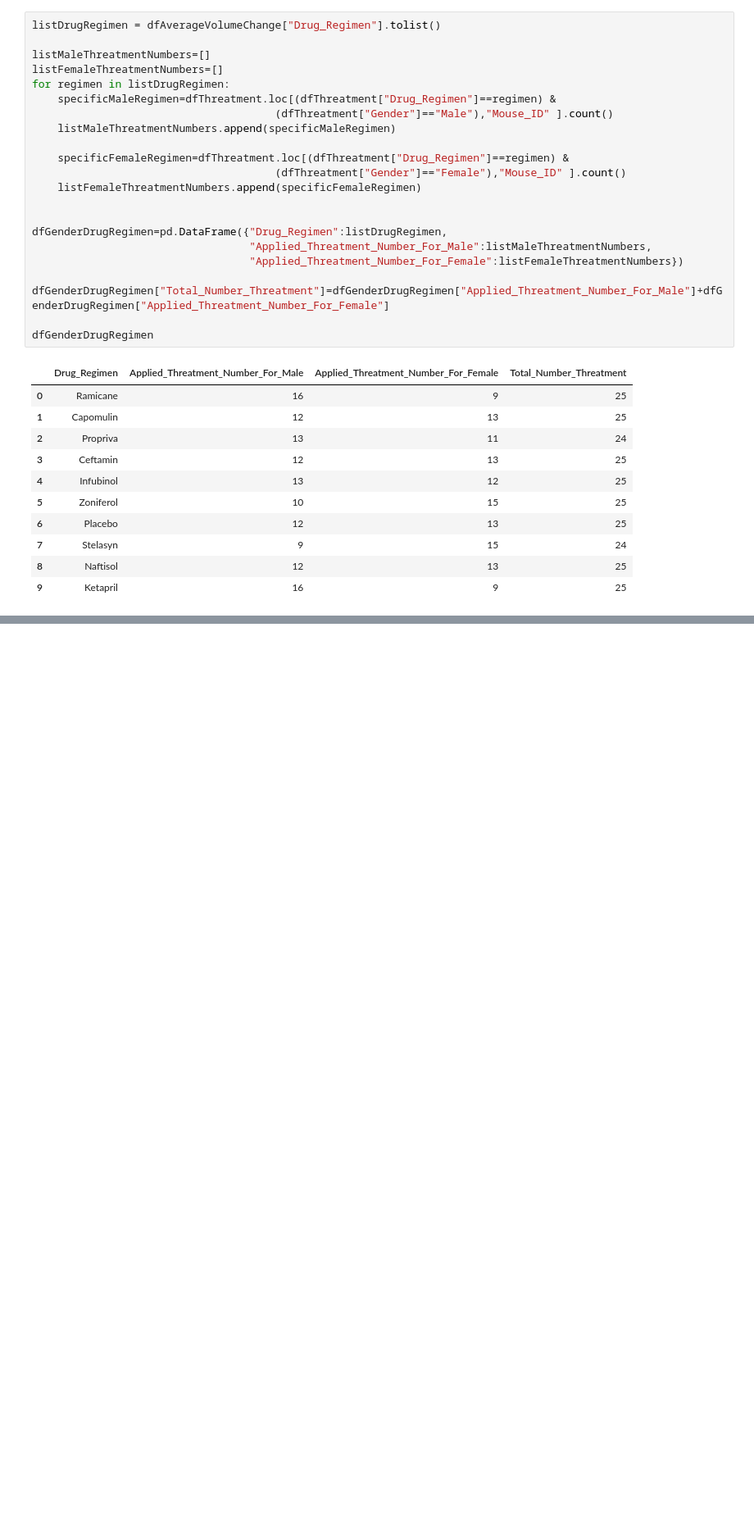
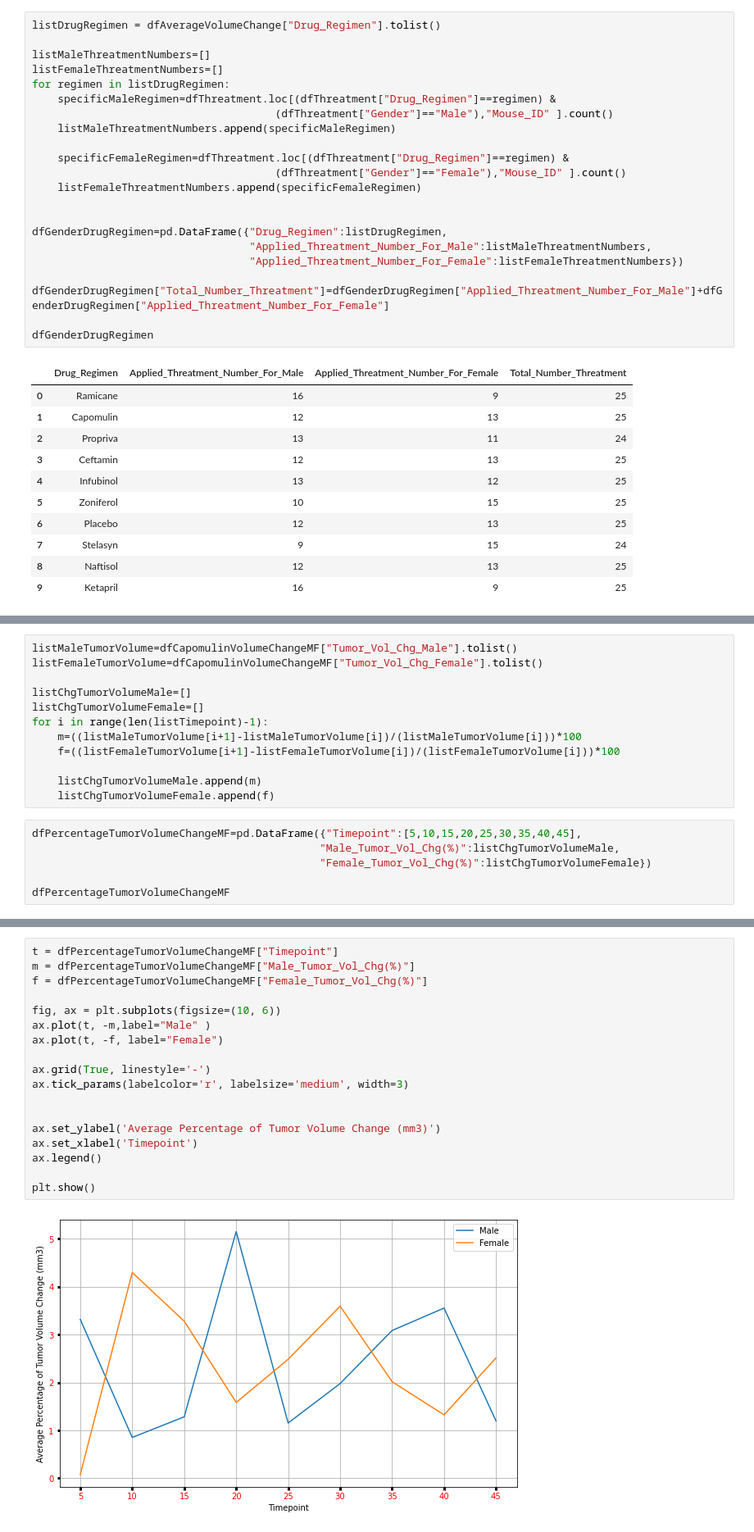
Before and after one commit to warshophysical/Pymaceuticals, a Jupyter notebook: pharma.ipynb, the cells around one changed output, grey strips where cells are left out. Shown: that part at 82% size. Cells and saved outputs as stored; diff of their text form; blank space fills up the shorter version.

```diff
--- a/pharma.ipynb
+++ b/pharma.ipynb
@@ -241,0 +316,18 @@ plt.show()
+# %%
+listMaleTumorVolume=dfCapomulinVolumeChangeMF["Tumor_Vol_Chg_Male"].tolist()
+listFemaleTumorVolume=dfCapomulinVolumeChangeMF["Tumor_Vol_Chg_Female"].tolist()
+
+listChgTumorVolumeMale=[]
+listChgTumorVolumeFemale=[]
+for i in range(len(listTimepoint)-1):
+    m=((listMaleTumorVolume[i+1]-listMaleTumorVolume[i])/(listMaleTumorVolume[i]))*100
+    f=((listFemaleTumorVolume[i+1]-listFemaleTumorVolume[i])/(listFemaleTumorVolume[i]))*100
+
+    listChgTumorVolumeMale.append(m)
+    listChgTumorVolumeFemale.append(f)
+# %%
+dfPercentageTumorVolumeChangeMF=pd.DataFrame({"Timepoint":[5,10,15,20,25,30,35,40,45],
+                                             "Male_Tumor_Vol_Chg(%)":listChgTumorVolumeMale,
+                                             "Female_Tumor_Vol_Chg(%)":listChgTumorVolumeFemale})
+
+dfPercentageTumorVolumeChangeMF
@@ -241,0 +345,20 @@ plt.show()
+# %%
+t = dfPercentageTumorVolumeChangeMF["Timepoint"]
+m = dfPercentageTumorVolumeChangeMF["Male_Tumor_Vol_Chg(%)"]
+f = dfPercentageTumorVolumeChangeMF["Female_Tumor_Vol_Chg(%)"]
+
+fig, ax = plt.subplots(figsize=(10, 6))
+ax.plot(t, -m,label="Male" )
+ax.plot(t, -f, label="Female")
+
+ax.grid(True, linestyle='-')
+ax.tick_params(labelcolor='r', labelsize='medium', width=3)
+
+
+ax.set_ylabel('Average Percentage of Tumor Volume Change (mm3)')
+ax.set_xlabel('Timepoint')
+ax.legend()
+
+plt.show()
+# %% [output]
+[figure, added]
```
Also changed, not shown: parts of 11 cells of this notebook.
